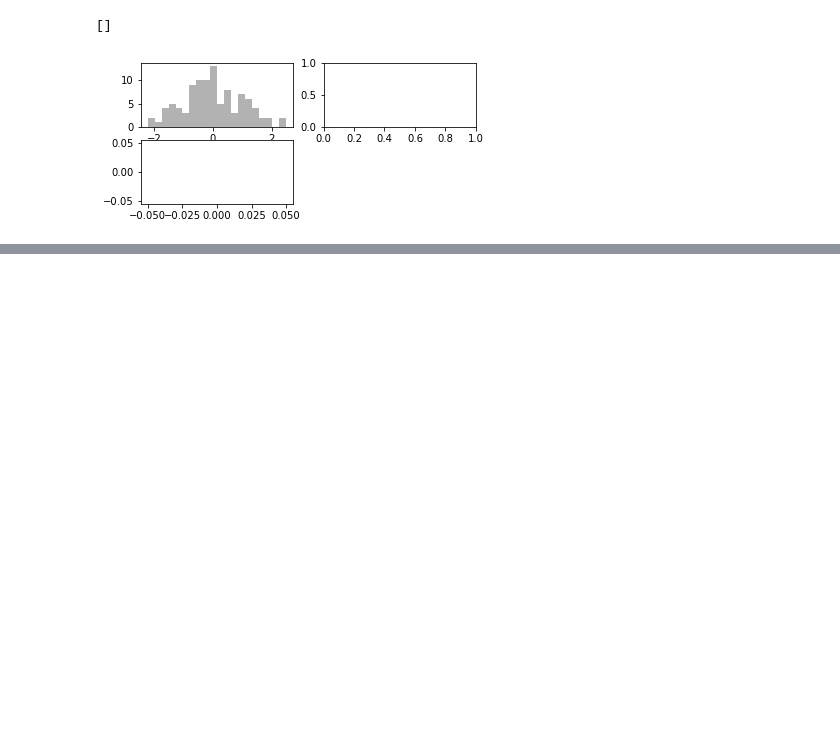
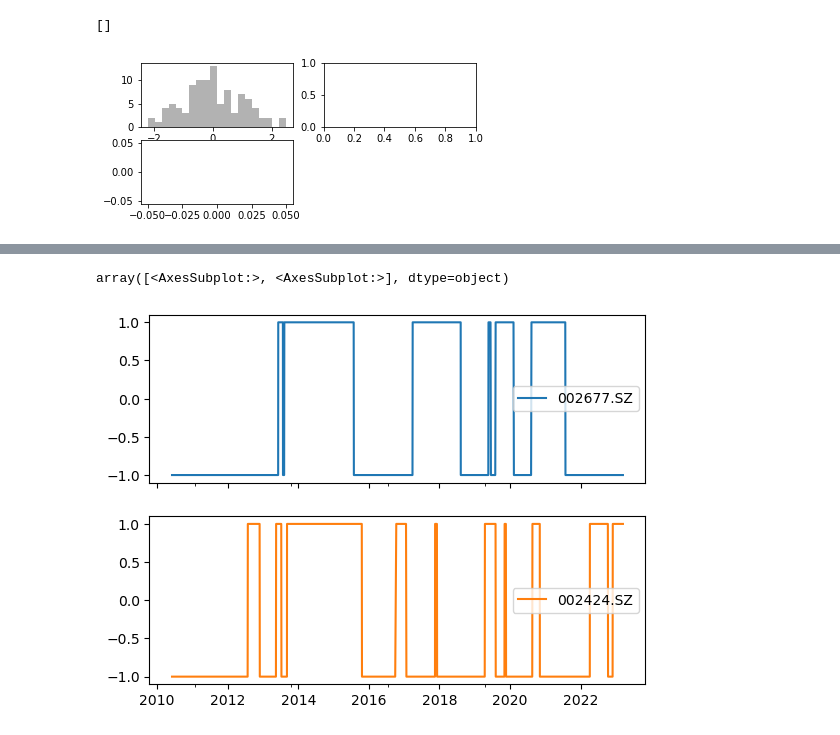
Before and after one commit to Howieshi666/Investment, a Jupyter notebook: matplotlib.ipynb, the cells around one changed output, grey strips where cells are left out. Drawn from its saved outputs; the diff is of its cells as text; code cells hidden in the pictures; blank space fills up the shorter version.

```diff
--- a/matplotlib.ipynb
+++ b/matplotlib.ipynb
@@ -22,0 +90,5 @@ plt.plot()
+# %%
+positions.plot(subplots=True)
+# %% [output]
+array([<AxesSubplot:>, <AxesSubplot:>], dtype=object)
+[figure, added]
```
Also changed, not shown: parts of 7 cells of this notebook, 1 other file.
